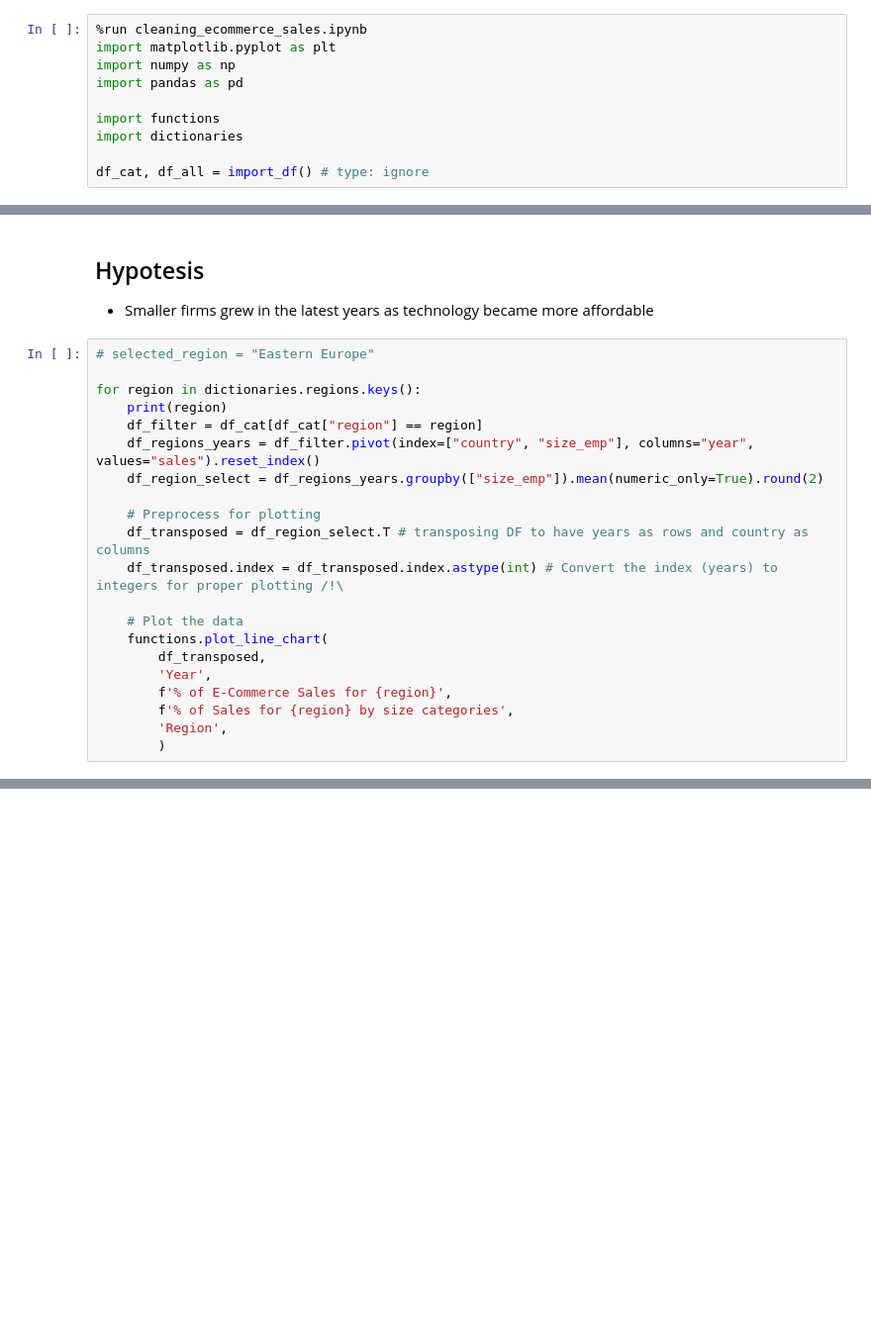
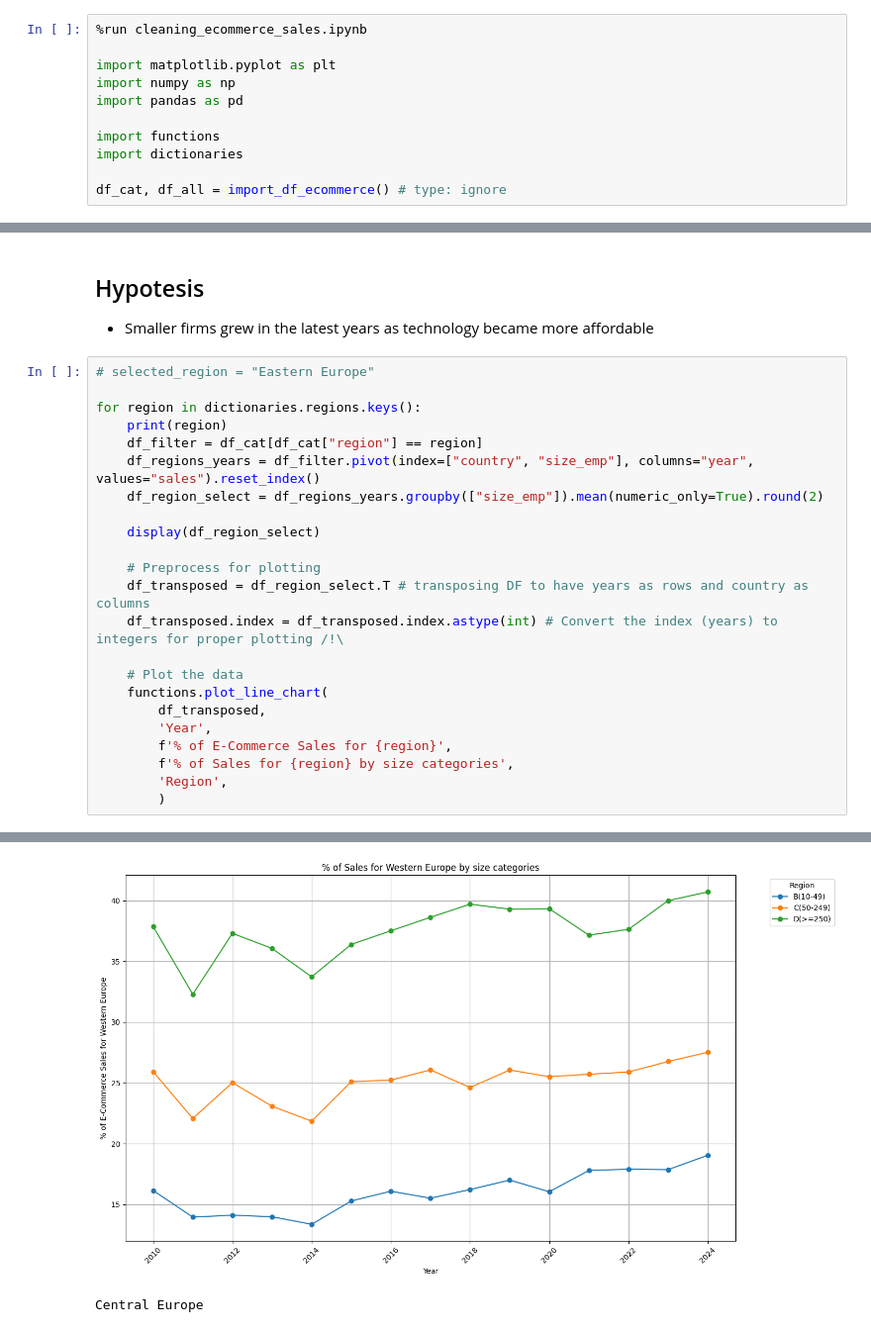
Before and after one commit to estebanba/first_project, a Jupyter notebook: notebooks/exploring_ecommerce_sales_region_by_sizes.ipynb, the cells around one changed output, grey strips where cells are left out. Shown at 99% size. Drawn from its saved outputs; the diff is of its cells as text; blank space fills up the shorter version.

```diff
--- a/notebooks/exploring_ecommerce_sales_region_by_sizes.ipynb
+++ b/notebooks/exploring_ecommerce_sales_region_by_sizes.ipynb
@@ -2,6 +2,7 @@
 # Porcentage of E-Commerce Sales for a selected Region by enterprice size categories
 # %%
 %run cleaning_ecommerce_sales.ipynb
+
 import matplotlib.pyplot as plt
 import numpy as np
 import pandas as pd
@@ -9,4 +10,4 @@ import pandas as pd
 import functions
 import dictionaries
 
-df_cat, df_all = import_df() # type: ignore
+df_cat, df_all = import_df_ecommerce() # type: ignore
@@ -21,6 +27,8 @@ for region in dictionaries.regions.keys():
     df_filter = df_cat[df_cat["region"] == region]
     df_regions_years = df_filter.pivot(index=["country", "size_emp"], columns="year", values="sales").reset_index()
     df_region_select = df_regions_years.groupby(["size_emp"]).mean(numeric_only=True).round(2)
+
+    display(df_region_select)
 
     # Preprocess for plotting
     df_transposed = df_region_select.T # transposing DF to have years as rows and country as columns
@@ -34,3 +42,4 @@ for region in dictionaries.regions.keys():
         f'% of Sales for {region} by size categories',
         'Region',
         )
+# %% [output]
@@ -36,0 +52,2 @@ for region in dictionaries.regions.keys():
+[figure, added]
+Central Europe
```
Also changed, not shown: parts of 2 cells of this notebook, 4 other files.
